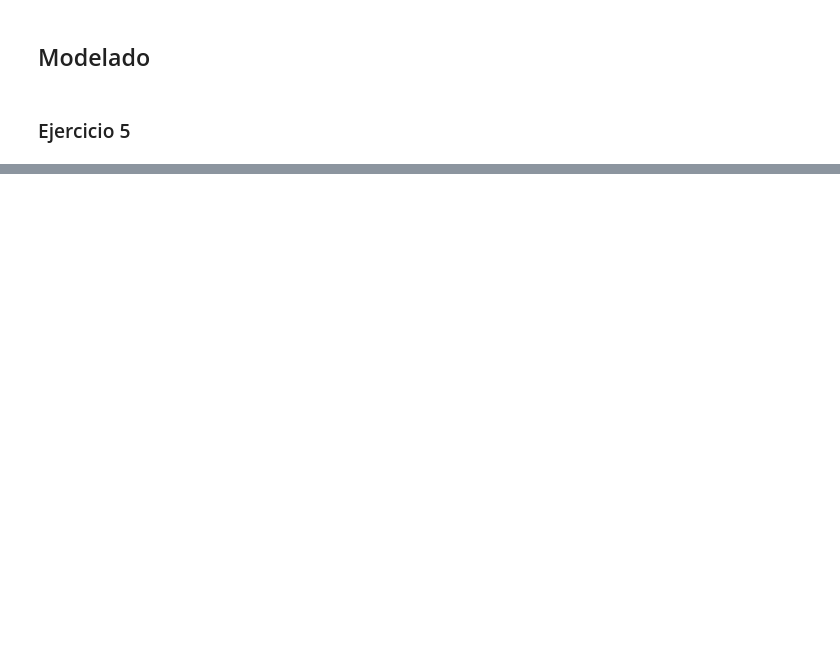
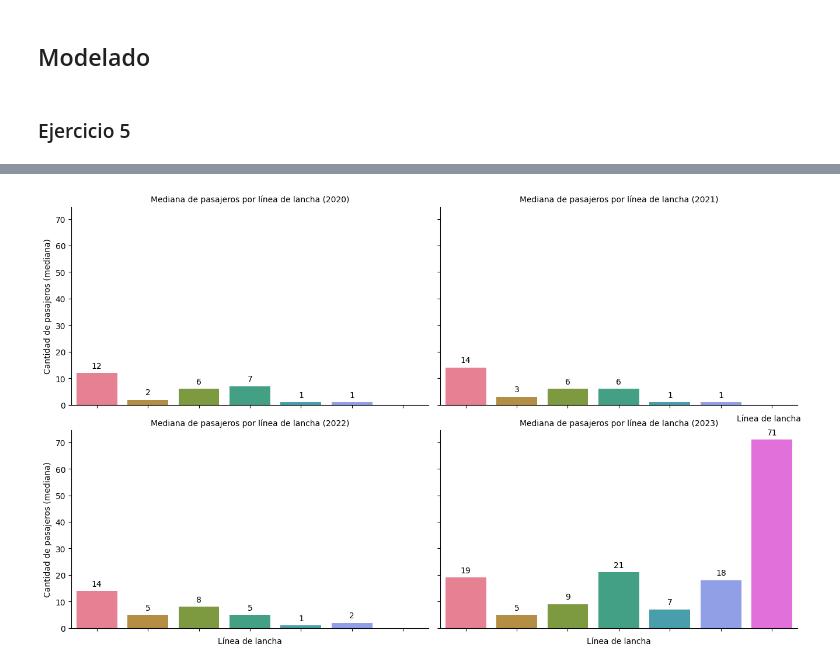
Before and after one commit to alejoGonc/labo_tp1, a Jupyter notebook: main.ipynb, the cells around one changed output, grey strips where cells are left out. Drawn from its saved outputs; the diff is of its cells as text; code cells hidden in the pictures; blank space fills up the shorter version.

```diff
--- a/main.ipynb
+++ b/main.ipynb
@@ -68,0 +125,52 @@ Error:
+# %%
+# Creo una columna para el año
+df_concatenado['DIA_TRANSPORTE'] = pd.to_datetime(df_concatenado['DIA_TRANSPORTE'])
+df_concatenado['AÑO'] = df_concatenado['DIA_TRANSPORTE'].dt.year
+
+# Filtrao los datos para lanchas
+lanchas_data = df_concatenado[df_concatenado['TIPO_TRANSPORTE'] == 'LANCHAS']
+
+# Agrupo y calculo la mediana de la cantidad de pasajeros por línea y año
+lanchas_medianas = lanchas_data.groupby(['AÑO', 'LINEA'])['CANTIDAD'].median().reset_index()
+
+# Asigno colores a cada línea
+palette = sns.color_palette("husl", len(lanchas_medianas['LINEA'].unique()))
+
+# Creo el gráfico
+g = sns.catplot(
+    data=lanchas_medianas,
+    x='LINEA',
+    y='CANTIDAD',
+    col='AÑO',
+    hue='LINEA',
+    kind='bar',
+    col_wrap=2,
+    height=4,
+    aspect=1.5,
+    palette=palette,
+)
+
+# Ajusto los títulos y etiquetas
+g.set_titles('Mediana de pasajeros por línea de lancha ({col_name})')
+g.set_axis_labels('Línea de lancha', 'Cantidad de pasajeros (mediana)')
+g.set_xticklabels(rotation=45, ha='right')
+
+# Agrego leyenda
+g.add_legend(title='Línea de lancha')
+
+# Agrego etiquetas con los nombres de las líneas a las barras
+for ax in g.axes.flat:
+    for p in ax.patches:
+        ax.annotate(format(p.get_height(), '.0f'),
+                    (p.get_x() + p.get_width() / 2., p.get_height()),
+                    ha='center', va='center',
+                    xytext=(0, 9),
+                    textcoords='offset points')
+
+# Ajusto el espacio entre los subgráficos
+plt.tight_layout()
+
+# Muestro el gráfico combinado
+plt.show()
+# %% [output]
+[figure, added]
```
Also changed, not shown: parts of 6 cells of this notebook, 4 other files.
